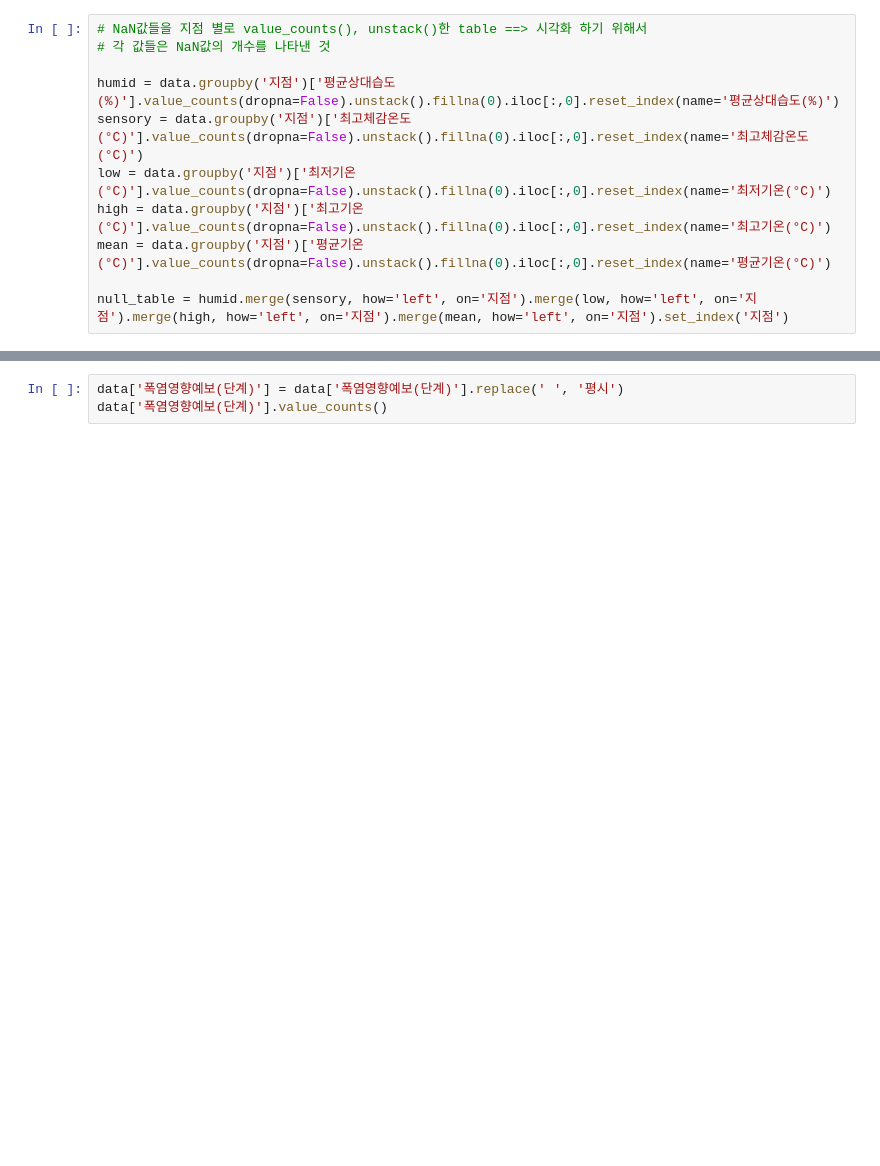
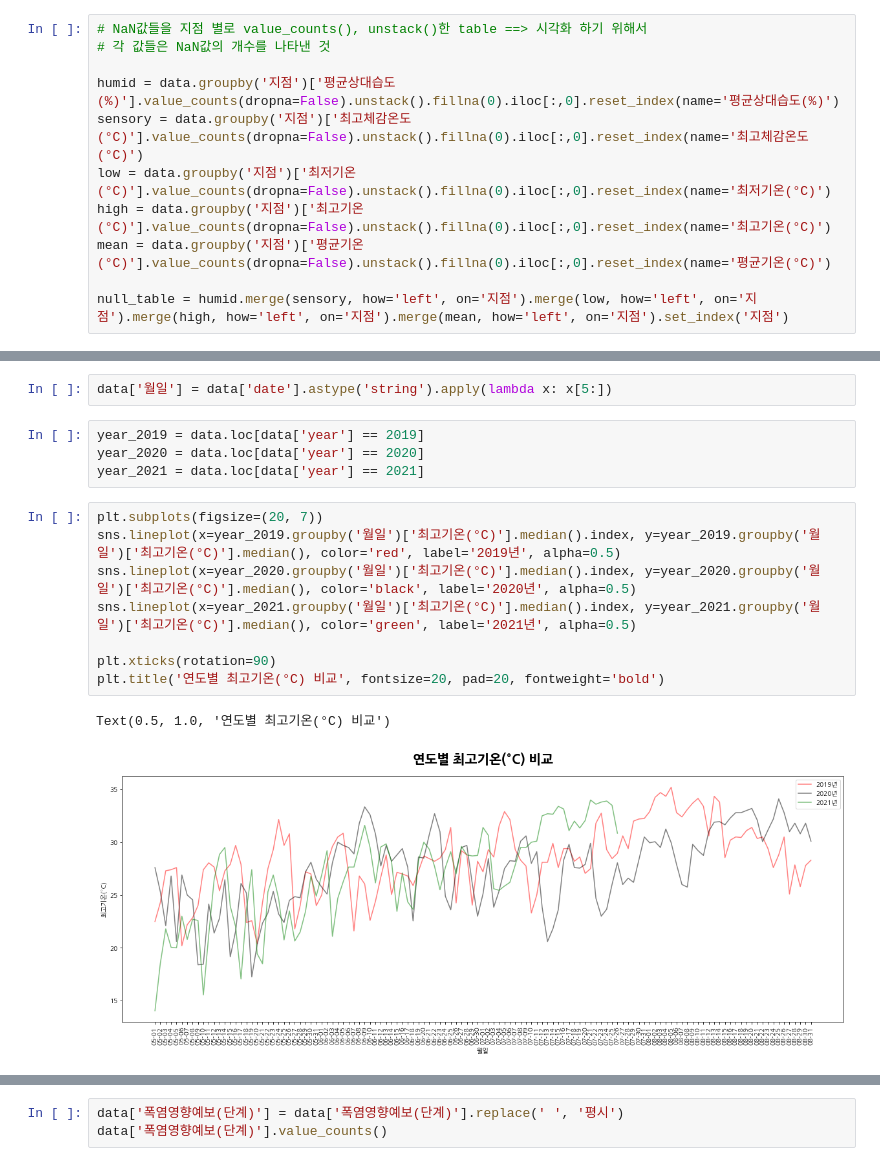
Before and after one commit to O-Kpy/Project, a Jupyter notebook: 기상데이터(폭염)_데이터분석(project2).ipynb, the cells around one changed output, grey strips where cells are left out. Drawn from its saved outputs; the diff is of its cells as text; blank space fills up the shorter version.

```diff
--- a/기상데이터(폭염)_데이터분석(project2).ipynb
+++ b/기상데이터(폭염)_데이터분석(project2).ipynb
@@ -148,0 +184,17 @@ plt.xticks(rotation=90)
+# %%
+data['월일'] = data['date'].astype('string').apply(lambda x: x[5:])
+# %%
+year_2019 = data.loc[data['year'] == 2019]
+year_2020 = data.loc[data['year'] == 2020]
+year_2021 = data.loc[data['year'] == 2021]
+# %%
+plt.subplots(figsize=(20, 7))
+sns.lineplot(x=year_2019.groupby('월일')['최고기온(°C)'].median().index, y=year_2019.groupby('월일')['최고기온(°C)'].median(), color='red', label='2019년', alpha=0.5)
+sns.lineplot(x=year_2020.groupby('월일')['최고기온(°C)'].median().index, y=year_2020.groupby('월일')['최고기온(°C)'].median(), color='black', label='2020년', alpha=0.5)
+sns.lineplot(x=year_2021.groupby('월일')['최고기온(°C)'].median().index, y=year_2021.groupby('월일')['최고기온(°C)'].median(), color='green', label='2021년', alpha=0.5)
+
+plt.xticks(rotation=90)
+plt.title('연도별 최고기온(°C) 비교', fontsize=20, pad=20, fontweight='bold')
+# %% [output]
+Text(0.5, 1.0, '연도별 최고기온(°C) 비교')
+[figure, added]
```
Also changed, not shown: parts of 16 cells of this notebook.
